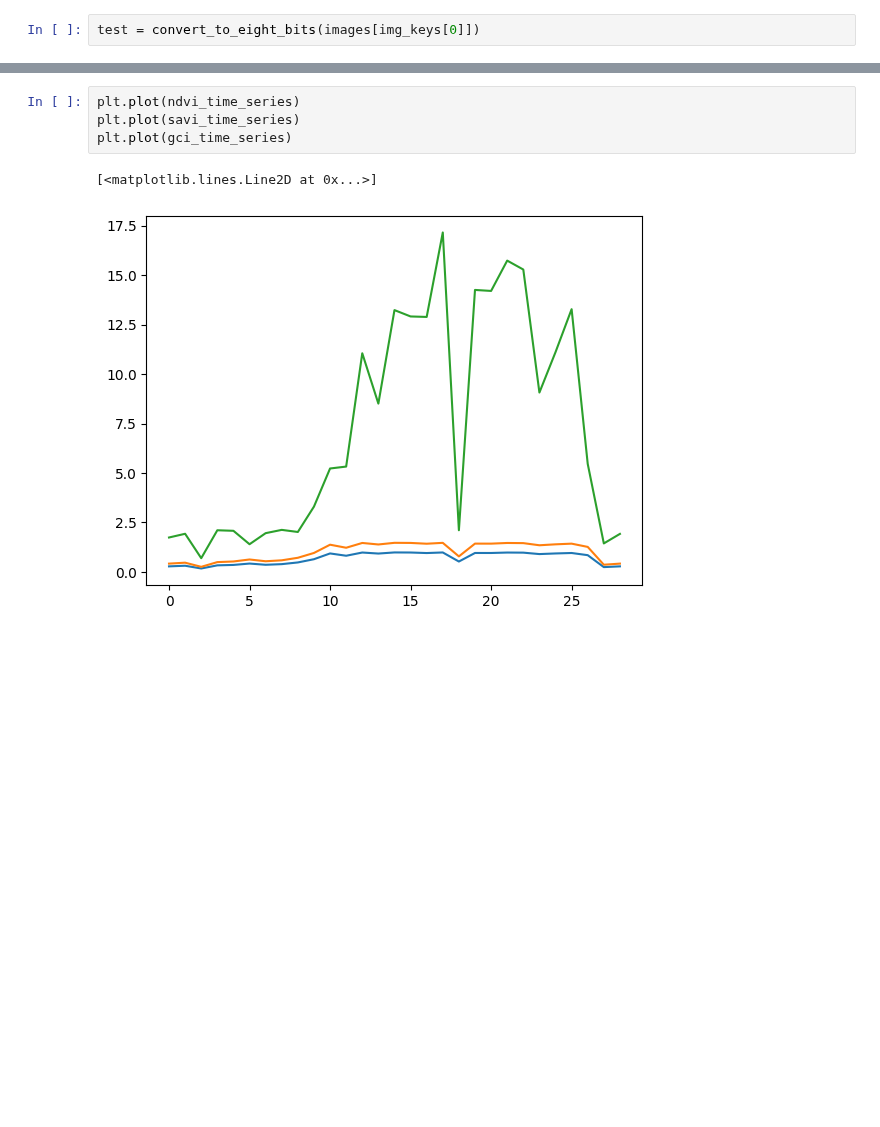
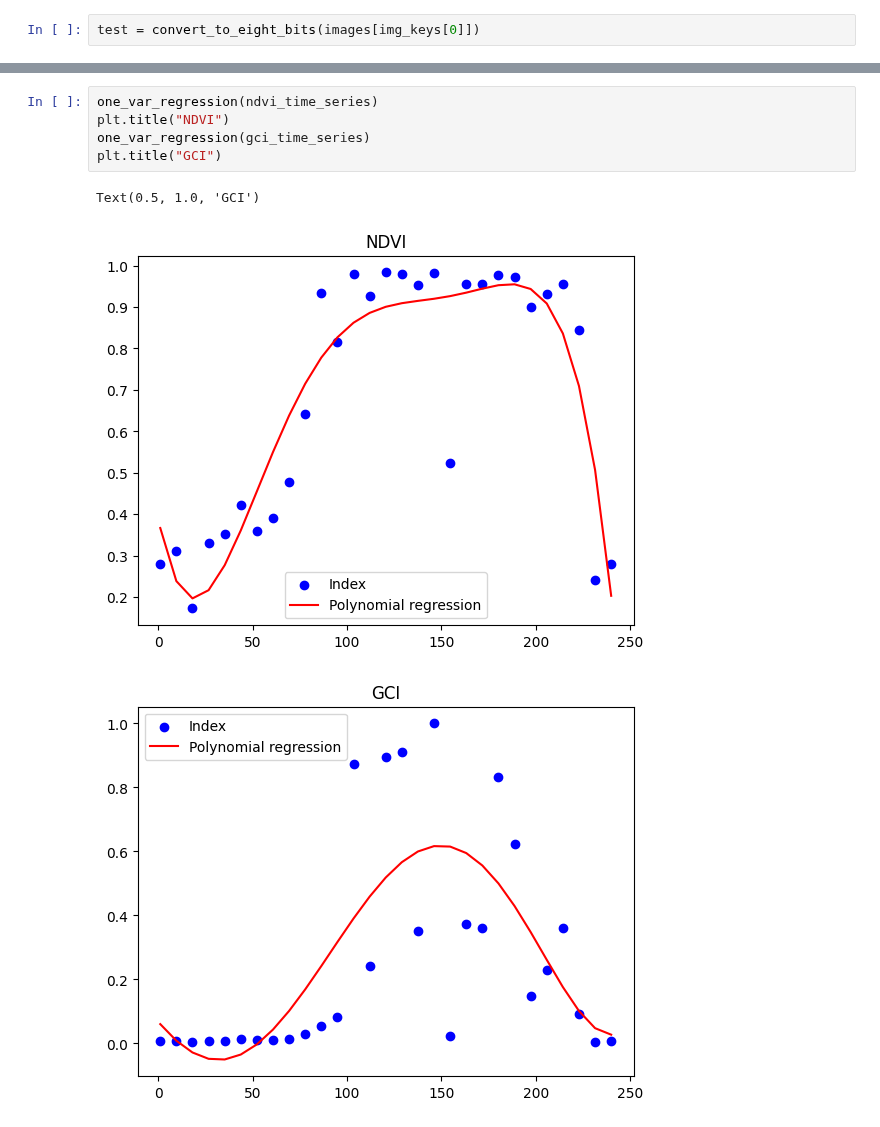
Before and after one commit to AguilarAngel9/Plant-Growth-Cycle-based-on-geospatial-data, a Jupyter notebook: ImageProcessing/centerPixels.ipynb, the cells around one changed output, grey strips where cells are left out. Cells and saved outputs as stored; diff of their text form; blank space fills up the shorter version.

```diff
--- a/ImageProcessing/centerPixels.ipynb
+++ b/ImageProcessing/centerPixels.ipynb
@@ -291,7 +356,9 @@ gci_time_series = generate_gci_time_series(images=images)
-# %%
-plt.plot(ndvi_time_series)
-plt.plot(savi_time_series)
-plt.plot(gci_time_series)
-# %% [output]
-[<matplotlib.lines.Line2D at 0x...>]
-[figure, removed]
+# %%
+one_var_regression(ndvi_time_series)
+plt.title("NDVI")
+one_var_regression(gci_time_series)
+plt.title("GCI")
+# %% [output]
+Text(0.5, 1.0, 'GCI')
+[figure, added]
+[figure, added]
```
Also changed, not shown: parts of 10 cells of this notebook.
